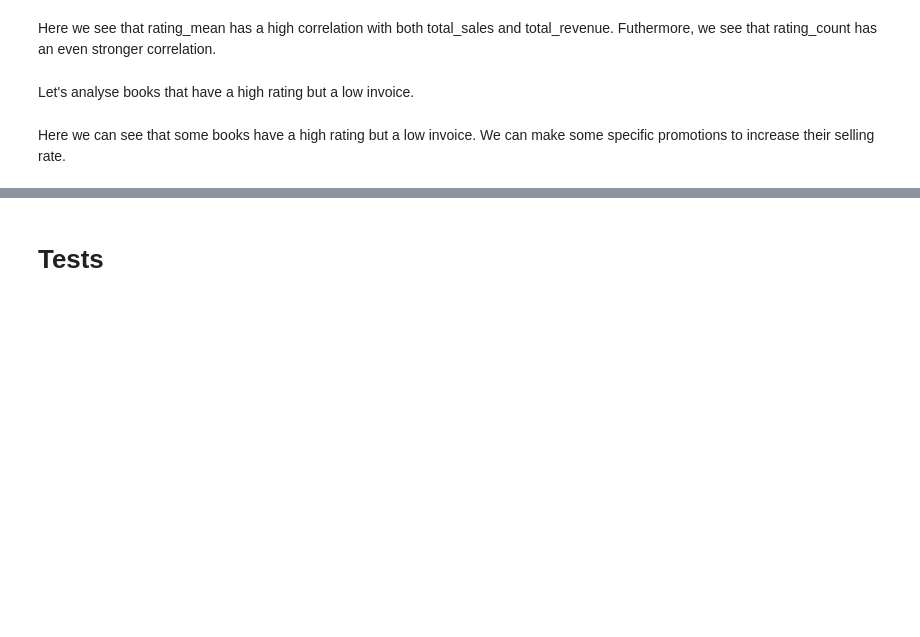
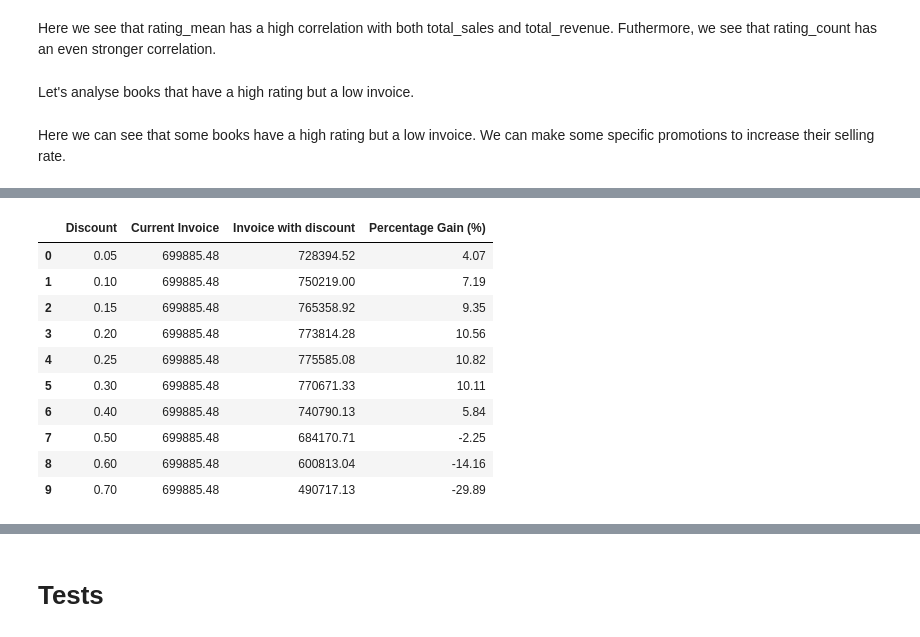
Before and after one commit to jvictorjordao/Projeto-BiblioTech-Insights, a Jupyter notebook: EDA.ipynb, the cells around one changed output, grey strips where cells are left out. Cells and saved outputs as stored; diff of their text form; code cells hidden in the pictures; blank space fills up the shorter version.

```diff
--- a/EDA.ipynb
+++ b/EDA.ipynb
@@ -649,0 +705,15 @@ fig.show()
+# %%
+# Creating price ranges
+bins = [0, 10, 20, 30, 50]
+labels = ['0-10', '10-20', '20-30', '30-50']
+sales_total['price_bin'] = pd.cut(sales_total['price'], bins=bins, labels=labels, right=False)
+
+# Grouping sales by price range as percentages
+sales_by_price_bin = sales_total.groupby('price_bin', observed=False)['total_sales'].sum()
+total_sales_count = sales_by_price_bin.sum()
+sales_by_price_bin_percentage = (sales_by_price_bin / total_sales_count) * 100
+
+# Grouping invoice by price range as percentages
+invoice_by_price_bin = sales_total.groupby('price_bin', observed=False)['total_revenue'].sum()
+total_invoice_count = invoice_by_price_bin.sum()
+invoice_by_price_bin_percentage = (invoice_by_price_bin / total_invoice_count) * 100
@@ -649,0 +827,32 @@ fig.show()
+# %%
+# Now we can analyse the effect of some discounts on the sales
+discounts = [0.05, 0.1, 0.15, 0.2, 0.25, 0.3, 0.4, 0.5, 0.6, 0.7]
+
+results = []
+for d in discounts:
+    sales_total['new_price'] = sales_total['price'] * (1 - d)
+    sales_total['new_sales'] = sales_total['total_sales']* (1+elasticity*(-d))
+
+    sales_total['new_total_revenue'] = sales_total['new_price'] * sales_total['new_sales']
+
+    atual_invoice = sales_total['total_revenue'].sum()
+    invoice_discount = sales_total['new_total_revenue'].sum()
+    percentage = (invoice_discount - atual_invoice) / atual_invoice * 100
+
+    results.append((d, atual_invoice.round(2), invoice_discount.round(2), percentage.round(2)))
+
+
+results_df = pd.DataFrame(results, columns=['Discount', 'Current Invoice', 'Invoice with discount', 'Percentage Gain (%)'])
+results_df
+# %% [output]
+|  | Discount | Current Invoice | Invoice with discount | Percentage Gain (%) |
+| 0 | 0.05 | 699885.48 | 728394.52 | 4.07 |
+| 1 | 0.10 | 699885.48 | 750219.00 | 7.19 |
+| 2 | 0.15 | 699885.48 | 765358.92 | 9.35 |
+| 3 | 0.20 | 699885.48 | 773814.28 | 10.56 |
+| 4 | 0.25 | 699885.48 | 775585.08 | 10.82 |
+| 5 | 0.30 | 699885.48 | 770671.33 | 10.11 |
+| 6 | 0.40 | 699885.48 | 740790.13 | 5.84 |
+| 7 | 0.50 | 699885.48 | 684170.71 | -2.25 |
+| 8 | 0.60 | 699885.48 | 600813.04 | -14.16 |
+| 9 | 0.70 | 699885.48 | 490717.13 | -29.89 |
```
Also changed, not shown: parts of 35 cells of this notebook, 1 other file.
